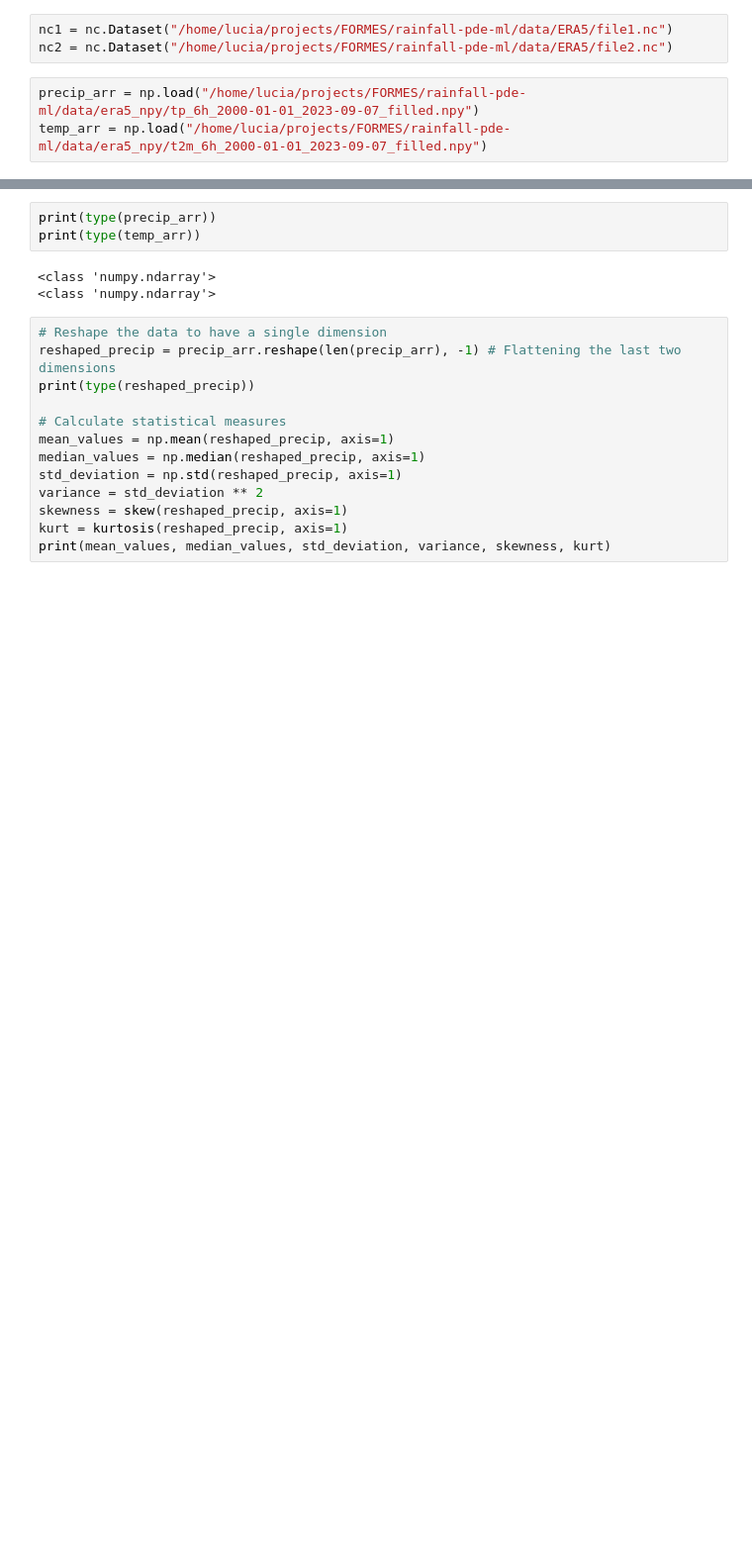
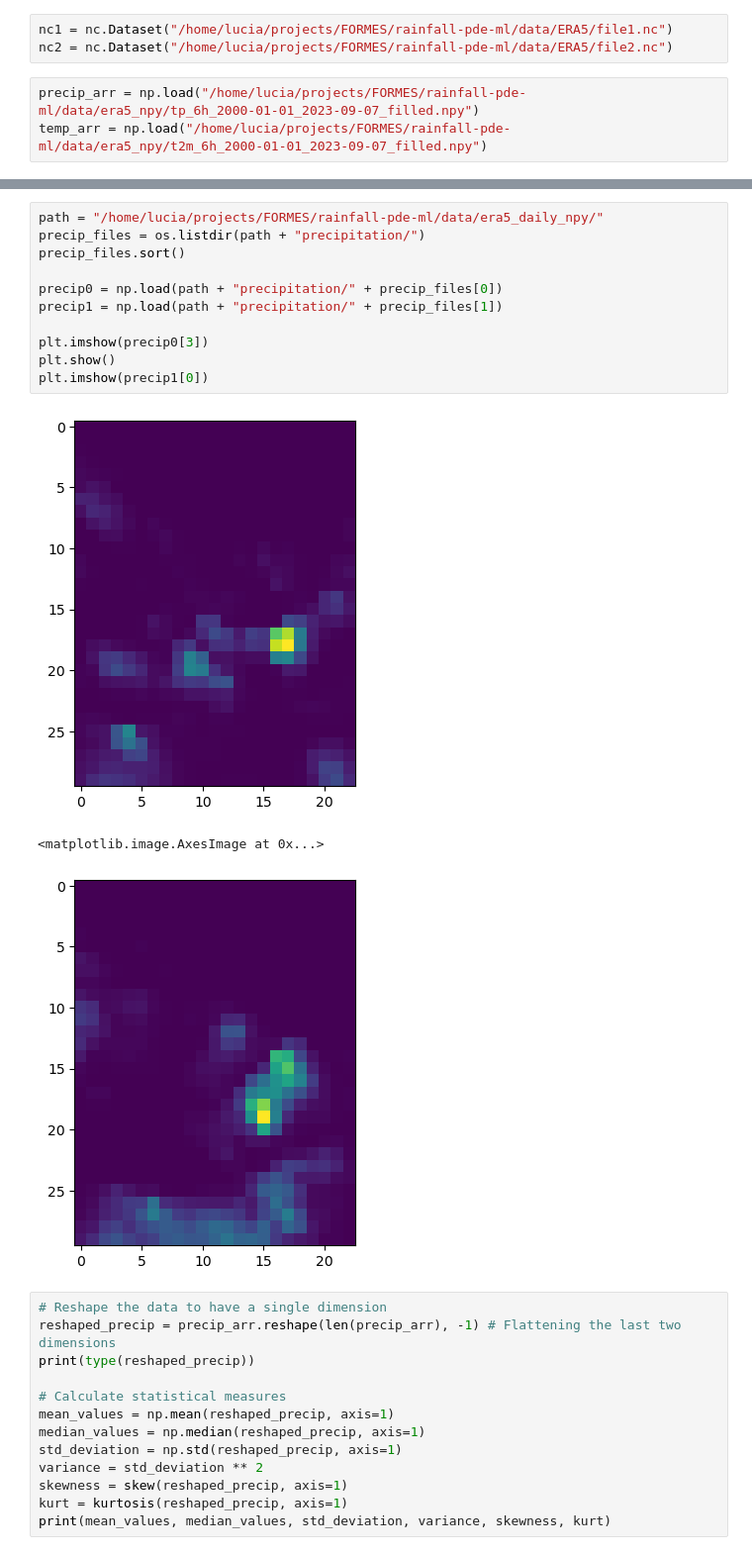
Before and after one commit to ghostpress/rainfall-pde-ml, a Jupyter notebook: src/temperature/notebooks/ExploreERA5.ipynb, the cells around one changed output, grey strips where cells are left out. Shown: that part at 99% size. Saved outputs shown, nothing was run; the diff lists cells and outputs as text; blank space fills up the shorter version.

Commit message:
Saved and tested individual daily ERA5 files

```diff
--- a/src/temperature/notebooks/ExploreERA5.ipynb
+++ b/src/temperature/notebooks/ExploreERA5.ipynb
@@ -39,9 +37,18 @@ plt.imshow(temp_arr[1000])
 # %%
-print(type(precip_arr))
-print(type(temp_arr))
+path = "/home/lucia/projects/FORMES/rainfall-pde-ml/data/era5_daily_npy/"
+precip_files = os.listdir(path + "precipitation/")
+precip_files.sort()
+
+precip0 = np.load(path + "precipitation/" + precip_files[0])
+precip1 = np.load(path + "precipitation/" + precip_files[1])
+
+plt.imshow(precip0[3])
+plt.show()
+plt.imshow(precip1[0])
 # %% [output]
+[figure, added]
-<class 'numpy.ndarray'>
-<class 'numpy.ndarray'>
+<matplotlib.image.AxesImage at 0x...>
+[figure, added]
 # %%
 # Reshape the data to have a single dimension
 reshaped_precip = precip_arr.reshape(len(precip_arr), -1) # Flattening the last two dimensions
```
Also changed, not shown: parts of 3 cells of this notebook, 2 other files.
